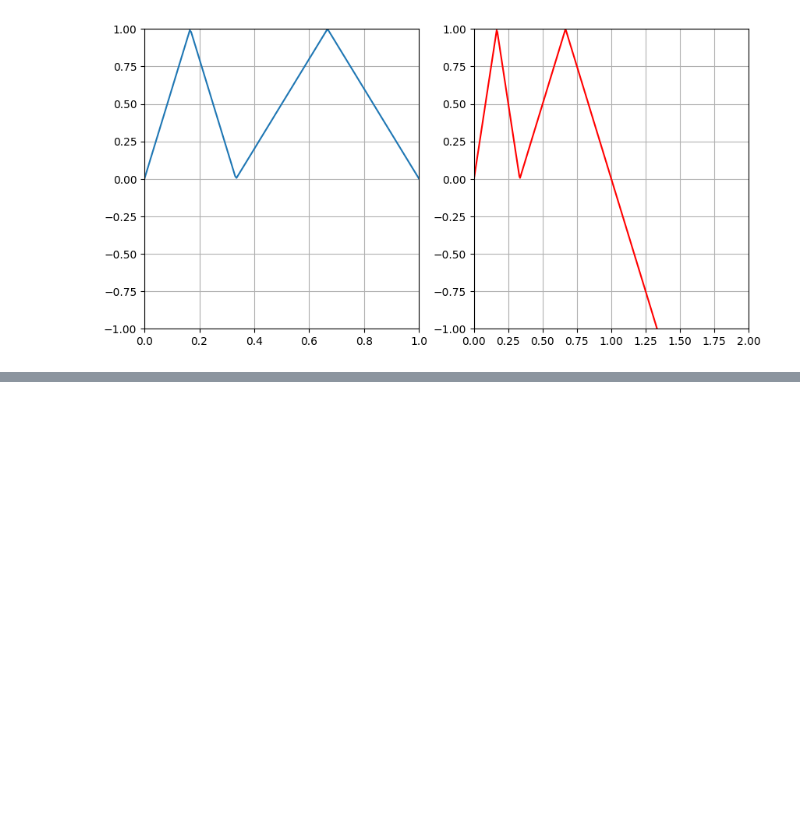
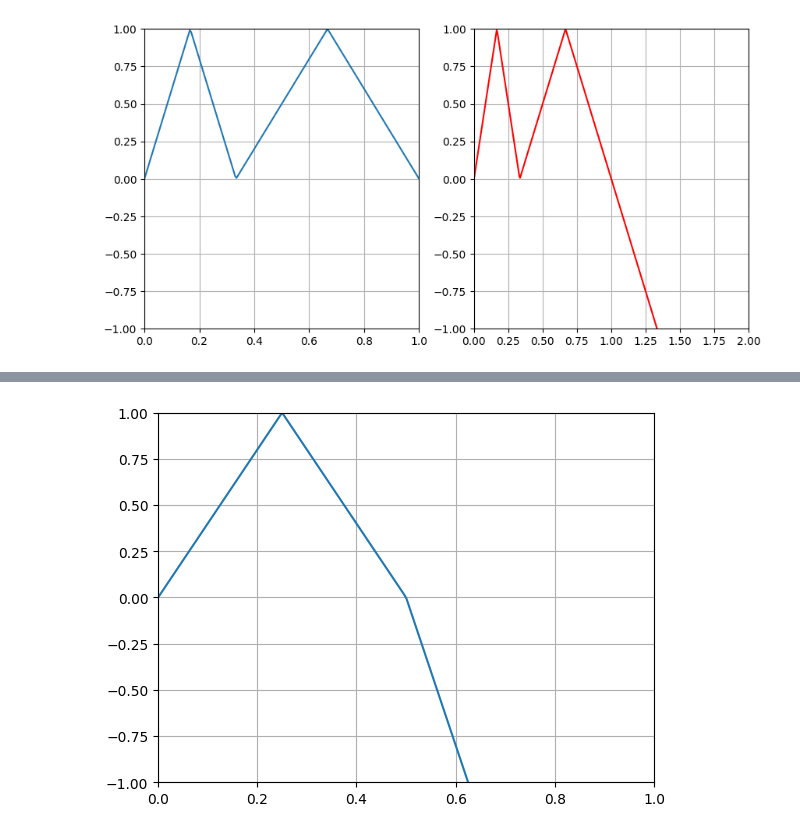
Before and after one commit to danielmrrk/deep-learning-book-sj, a Jupyter notebook: problem-set-4.ipynb, the cells around one changed output, grey strips where cells are left out. Cells and saved outputs as stored; diff of their text form; code cells hidden in the pictures; blank space fills up the shorter version.

```diff
--- a/problem-set-4.ipynb
+++ b/problem-set-4.ipynb
@@ -292,0 +319,15 @@ plt.show()
+# %%
+# With the same method as before I calculate the weights and intercepts of the output layer
+
+phi_0 = 2
+phi_1 = -8
+phi_2 = -4
+
+y = phi_0 + phi_1 * h1 + phi_2 * h2
+
+plt.plot(x, y)
+plt.xlim(0, 1)
+plt.ylim(-1, 1)
+plt.show()
+# %% [output]
+[figure, added]
```
Also changed, not shown: parts of 8 cells of this notebook.
